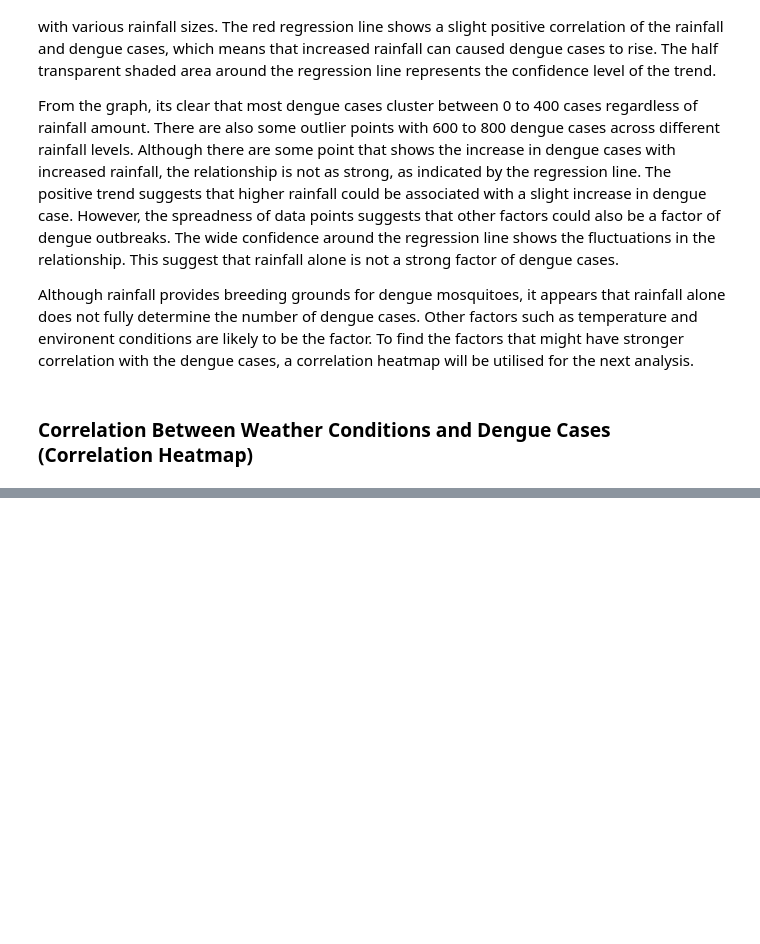
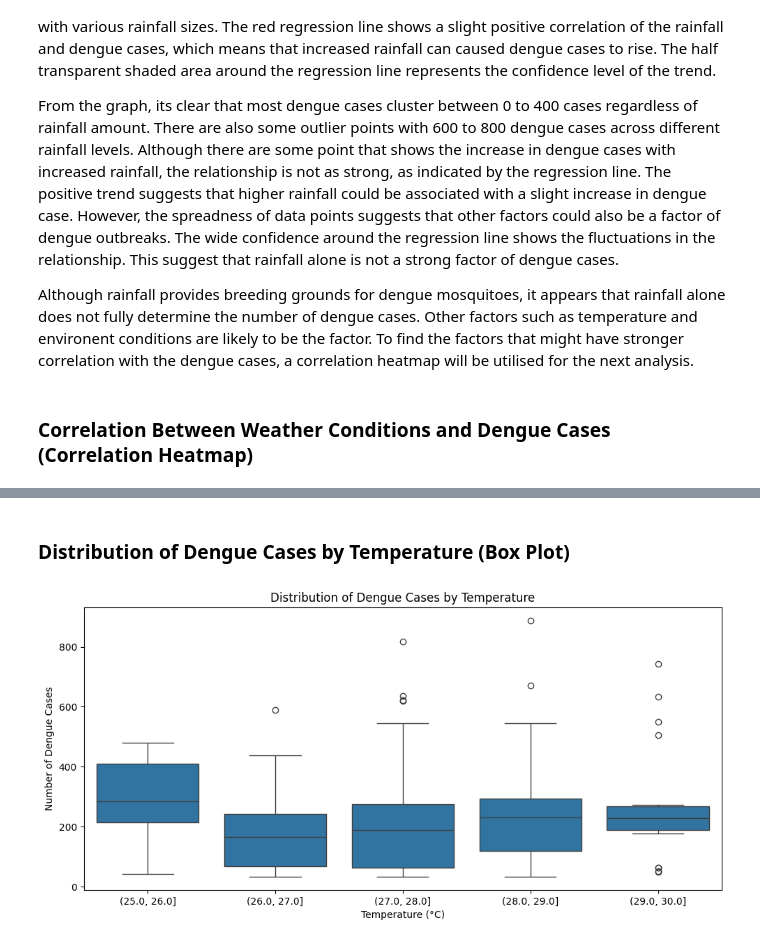
Before and after one commit to Jx1126/ds-midterm, a Jupyter notebook: midterm.ipynb, the cells around one changed output, grey strips where cells are left out. Cells and saved outputs as stored; diff of their text form; code cells hidden in the pictures; blank space fills up the shorter version.

```diff
--- a/midterm.ipynb
+++ b/midterm.ipynb
@@ -456,2 +459,20 @@ The heatmap shows the correlation level for weekly rainfall, mean temperature, m
 
 In the heatmap, we can see a weak correlation of 0.041 between rainfall and dengue cases, which aligns with the previous "Rainfall vs Dengue Cases (Scatter Plot with Regression Line)" analysis. In contrast to the rainfall, mean temperature has a slightly stronger positive correlation of 0.137, which indicates that temperature might be the bigger factor than rainfall for dengue outbreaks. DHF and dengue cases have a positive corelation of 0.31, which means DHF cases usually occur when there is a dengue outbreak.
+# %% [markdown]
+### Distribution of Dengue Cases by Temperature (Box Plot)
+# %%
+plt.figure(figsize = (10, 5))
+
+# Create a boxplot to show the distribution of dengue cases by temperature
+temperature_bins = pd.cut(merged_data['Mean Temperature'], bins = 5, precision = 0)
+sns.boxplot(x = temperature_bins, y = 'Dengue Cases', data = merged_data)
+
+# Graph properties
+plt.title('Distribution of Dengue Cases by Temperature')
+plt.xlabel('Temperature (°C)')
+plt.ylabel('Number of Dengue Cases')
+
+plt.tight_layout()
+plt.show()
+# %% [output]
+[figure, added]
```
Also changed, not shown: parts of 9 cells of this notebook.
